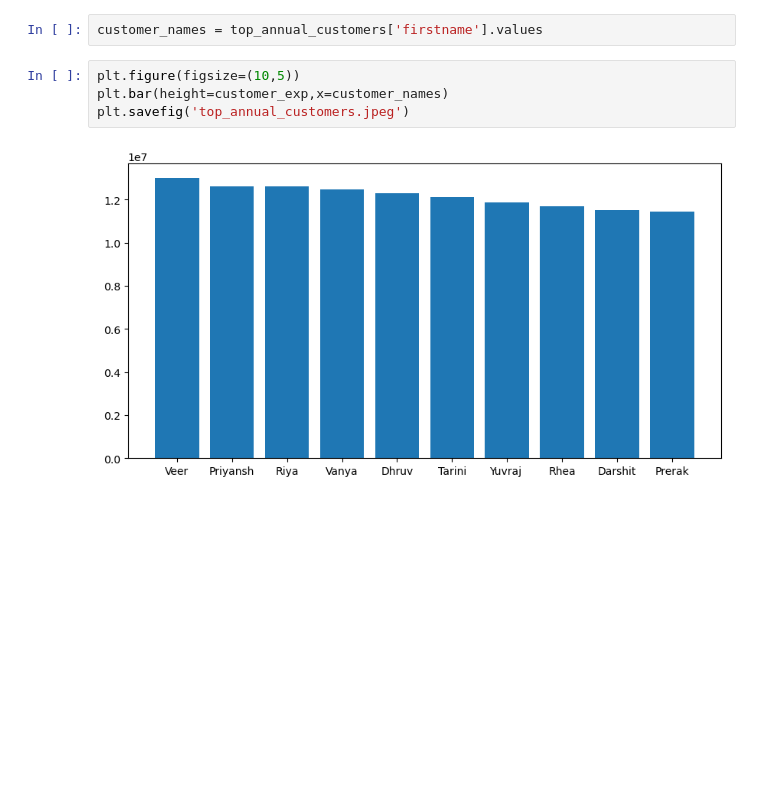
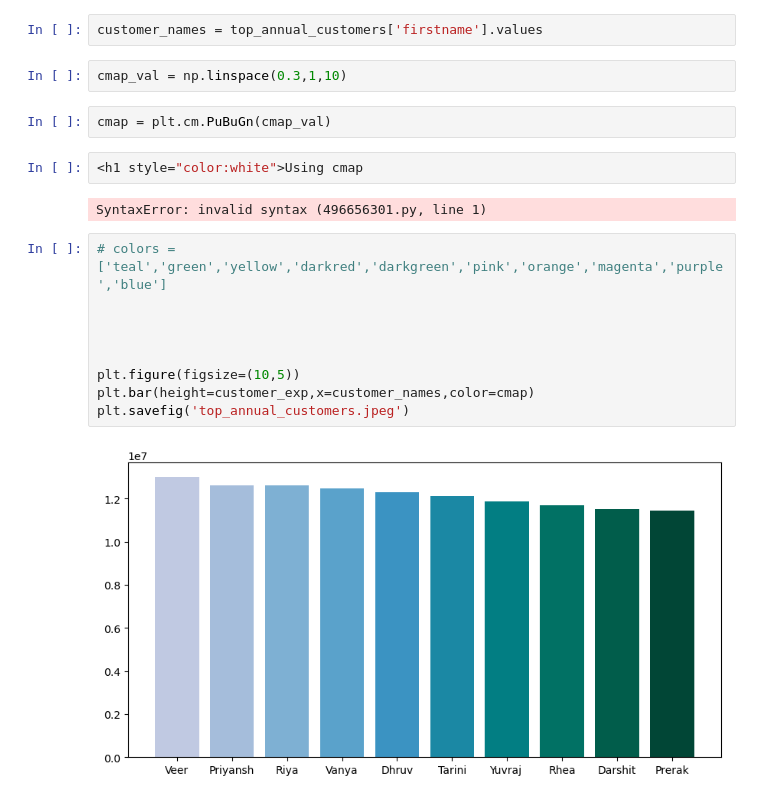
Before and after one commit to Manishkumar902/SwiftMarket-Data-Analysis, a Jupyter notebook: SwiftMarket.ipynb, the cells around one changed output. Drawn from its saved outputs; the diff is of its cells as text; blank space fills up the shorter version.

```diff
--- a/SwiftMarket.ipynb
+++ b/SwiftMarket.ipynb
@@ -105,9 +105,22 @@ array([13016064., 12629337., 12599608., 12455437., 12280916., 12130487.,
 customer_exp = top_annual_customers['expenditure'].values
 # %%
 customer_names = top_annual_customers['firstname'].values
+# %%
+cmap_val = np.linspace(0.3,1,10)
+# %%
+cmap = plt.cm.PuBuGn(cmap_val)
+# %%
+<h1 style="color:white">Using cmap
+# %% [output]
+SyntaxError: invalid syntax (496656301.py, line 1)
 # %%
+# colors = ['teal','green','yellow','darkred','darkgreen','pink','orange','magenta','purple','blue']
+
+
+
+
 plt.figure(figsize=(10,5))
-plt.bar(height=customer_exp,x=customer_names)
+plt.bar(height=customer_exp,x=customer_names,color=cmap)
 plt.savefig('top_annual_customers.jpeg')
 # %% [output]
-[figure, old version]
+[figure, new version]
```
Also changed, not shown: parts of 8 cells of this notebook, 3 other files.
